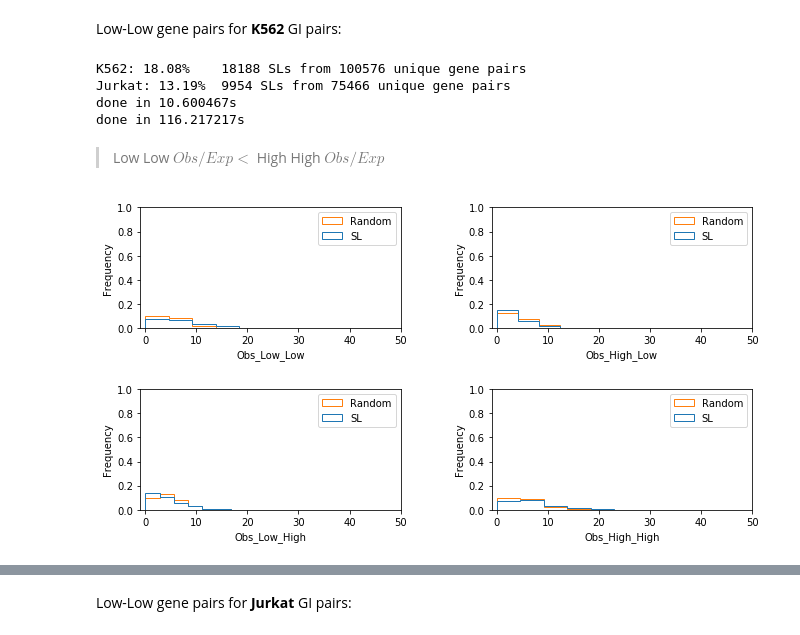
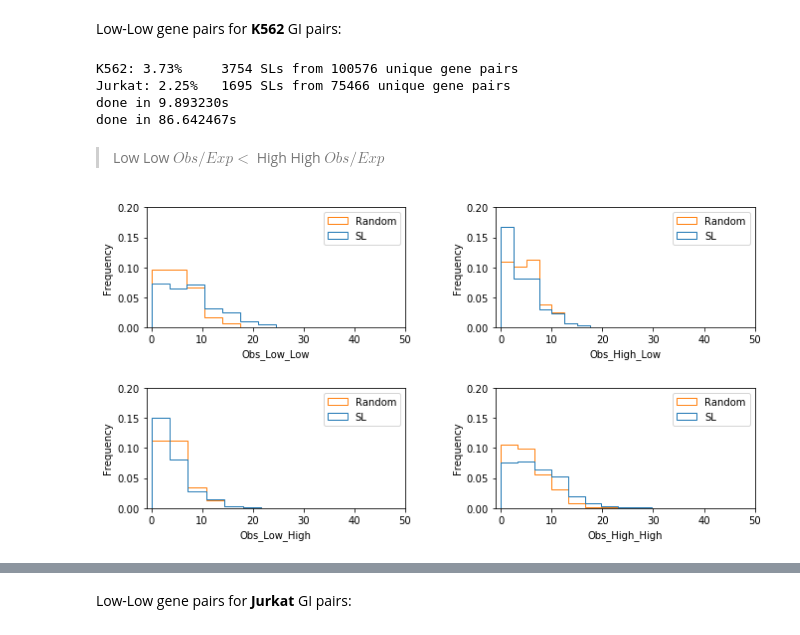
Before and after one commit to goodarzilab/Abe, a Jupyter notebook: Projects/Patient_GI/notebook.ipynb, the cells around one changed output, grey strips where cells are left out. Cells and saved outputs as stored; diff of their text form; code cells hidden in the pictures.

```diff
--- a/Projects/Patient_GI/notebook.ipynb
+++ b/Projects/Patient_GI/notebook.ipynb
@@ -14,7 +14,7 @@ from scipy.stats import fisher_exact, spearmanr
 Load data from [Mapping the Genetic Landscape of Human Cells](https://www.sciencedirect.com/science/article/pii/S0092867418307359?via%3Dihub#mmc2) paper.
 > [**Table S5.**](https://www.sciencedirect.com/science/article/pii/S0092867418307359?via%3Dihub#mmc5)
 # %%
-def get_SLdataset(SL_thr = 1):
+def get_SLdataset(SL_thr = 2):
     # read data from file
     myfile = ("CRISPRi_Mapping_paper/Table_S5.xlsx")
     xl = pd.ExcelFile(myfile)
@@ -126,7 +126,7 @@ def SL_stat_test(filename, cell_line = 'K562'):
     print("done in %fs" % (time() - t0))
     return test_res, random_test_res
 # %%
-def stat_test_plot(test_res, random_test_res, x_max = 100, y_max = 4000):
+def stat_test_plot(test_res, random_test_res, x_max = 100, y_max = 1):
     plt.figure(figsize=(10,5))
     for i, Obs in enumerate(['Obs_Low_Low', 'Obs_High_Low', 'Obs_Low_High', 'Obs_High_High']):
         plt.subplot(221 + i)
@@ -196,17 +196,17 @@ groups: PUBLIC
 # %% [markdown]
 Low-Low gene pairs for **K562** GI pairs:
 # %%
-test_res, random_test_res = SL_stat_test(
+ohsu_K562_test_res, ohsu_K562_random_test_res = SL_stat_test(
     'cBioPortal/aml_ohsu_2018/data_RNA_Seq_mRNA_median_Zscores.txt', cell_line = 'K562')
 # %% [output]
-K562: 18.08%    18188 SLs from 100576 unique gene pairs
-Jurkat: 13.19%  9954 SLs from 75466 unique gene pairs
-done in 10.600467s
-done in 116.217217s
+K562: 3.73%     3754 SLs from 100576 unique gene pairs
+Jurkat: 2.25%   1695 SLs from 75466 unique gene pairs
+done in 9.893230s
+done in 86.642467s
 # %% [markdown]
 > Low Low $Obs/Exp <  $ High High $Obs/Exp$
 # %%
-stat_test_plot(test_res, random_test_res, x_max = 50, y_max = 1)
+stat_test_plot(ohsu_K562_test_res, ohsu_K562_random_test_res, x_max = 50, y_max = 0.2)
 # %% [output]
-[figure, old version]
+[figure, new version]
 # %%
```
Also changed, not shown: parts of 6 cells of this notebook.
